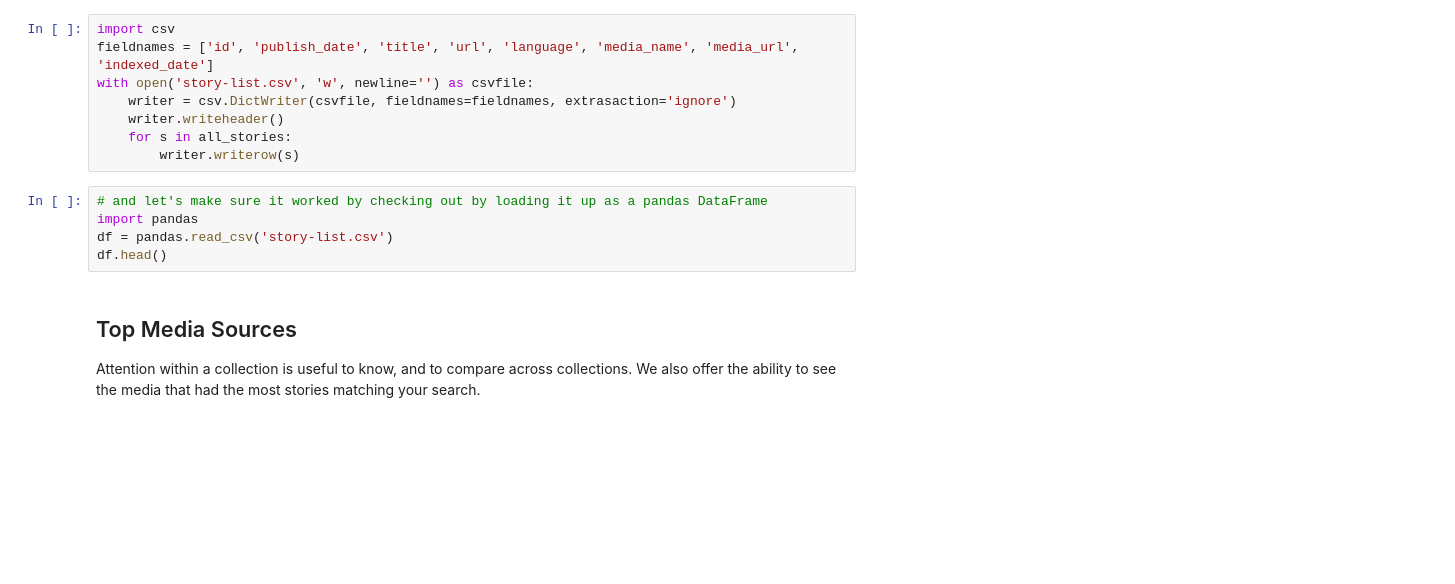
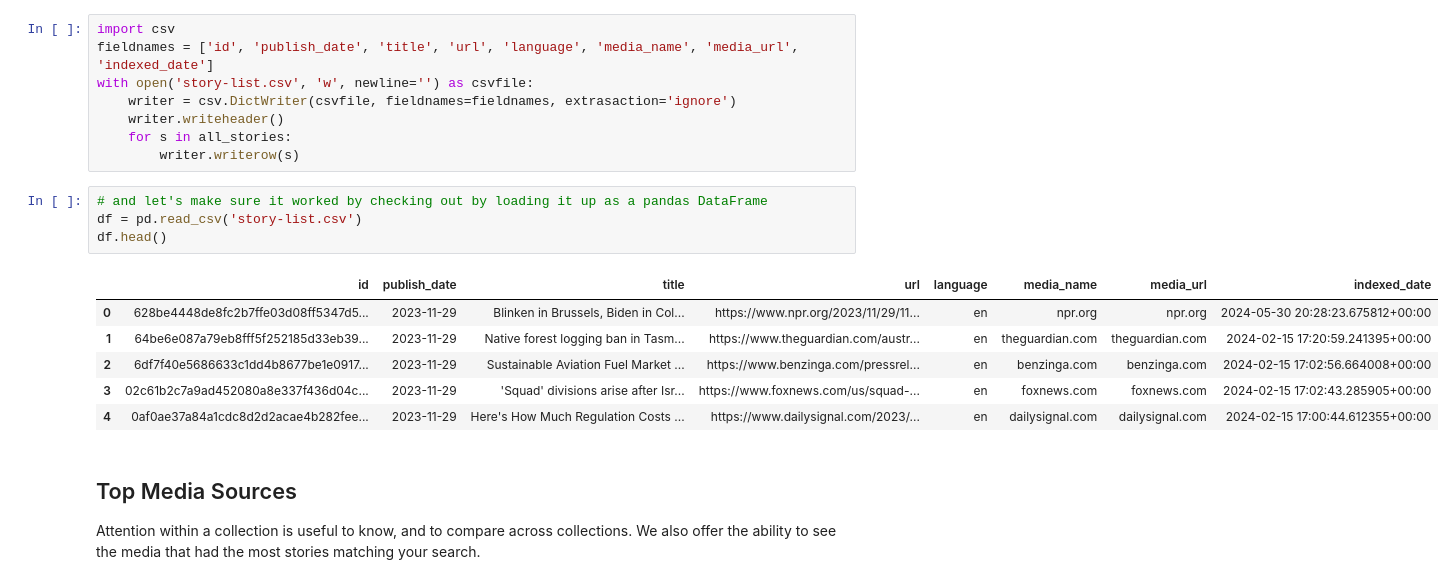
Before and after one commit to mediacloud/api-tutorial-notebooks, a Jupyter notebook: MC02 - attention.ipynb, the cells around one changed output. Cells and saved outputs as stored; diff of their text form; blank space fills up the shorter version.

```diff
--- a/MC02 - attention.ipynb
+++ b/MC02 - attention.ipynb
@@ -121,9 +187,15 @@ with open('story-list.csv', 'w', newline='') as csvfile:
         writer.writerow(s)
 # %%
 # and let's make sure it worked by checking out by loading it up as a pandas DataFrame
-import pandas
-df = pandas.read_csv('story-list.csv')
+df = pd.read_csv('story-list.csv')
 df.head()
+# %% [output]
+|  | id | publish_date | title | url | language | media_name | media_url | indexed_date |
+| 0 | 628be4448de8fc2b7ffe03d08ff5347d5... | 2023-11-29 | Blinken in Brussels, Biden in Col... | https://www.npr.org/2023/11/29/11... | en | npr.org | npr.org | 2024-05-30 20:28:23.675812+00:00 |
+| 1 | 64be6e087a79eb8fff5f252185d33eb39... | 2023-11-29 | Native forest logging ban in Tasm... | https://www.theguardian.com/austr... | en | theguardian.com | theguardian.com | 2024-02-15 17:20:59.241395+00:00 |
+| 2 | 6df7f40e5686633c1dd4b8677be1e0917... | 2023-11-29 | Sustainable Aviation Fuel Market ... | https://www.benzinga.com/pressrel... | en | benzinga.com | benzinga.com | 2024-02-15 17:02:56.664008+00:00 |
+| 3 | 02c61b2c7a9ad452080a8e337f436d04c... | 2023-11-29 | 'Squad' divisions arise after Isr... | https://www.foxnews.com/us/squad-... | en | foxnews.com | foxnews.com | 2024-02-15 17:02:43.285905+00:00 |
+| 4 | 0af0ae37a84a1cdc8d2d2acae4b282fee... | 2023-11-29 | Here's How Much Regulation Costs ... | https://www.dailysignal.com/2023/... | en | dailysignal.com | dailysignal.com | 2024-02-15 17:00:44.612355+00:00 |
 # %% [markdown]
 ## Top Media Sources
 
```
Also changed, not shown: parts of 14 cells of this notebook.
